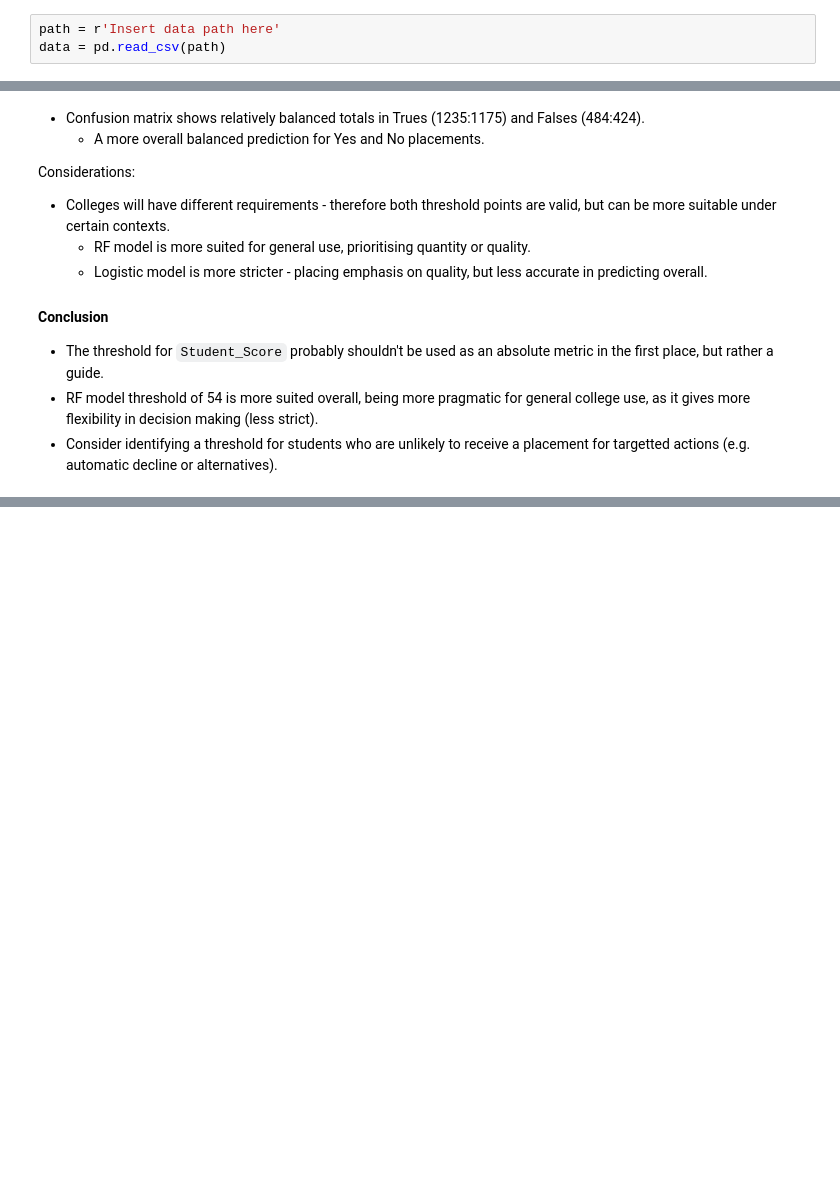
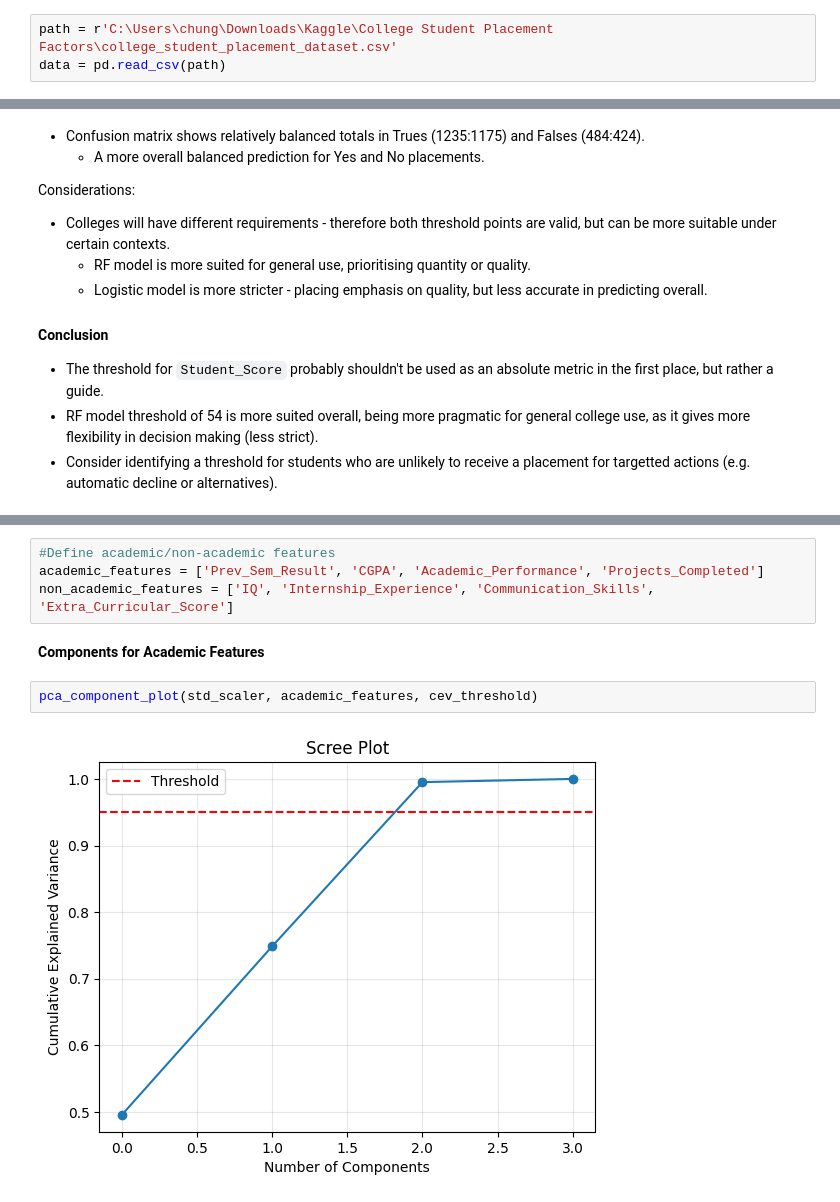
Before and after one commit to Chungj2000/DataAnalysis, a Jupyter notebook: Kaggle/College Student Placement Factors/Workbook.ipynb, the cells around one changed output, grey strips where cells are left out. Cells and saved outputs as stored; diff of their text form; blank space fills up the shorter version.

```diff
--- a/Kaggle/College Student Placement Factors/Workbook.ipynb
+++ b/Kaggle/College Student Placement Factors/Workbook.ipynb
@@ -32,7 +32,7 @@ warnings.filterwarnings("ignore", category=FutureWarning)
 # %% [markdown]
 ## Dataset ##
 # %%
-path = r'Insert data path here'
+path = r'C:\Users\chung\Downloads\Kaggle\College Student Placement Factors\college_student_placement_dataset.csv'
 data = pd.read_csv(path)
 # %%
 print(data.info())
@@ -1047,0 +1074,10 @@ Considerations:
+# %%
+#Define academic/non-academic features
+academic_features = ['Prev_Sem_Result', 'CGPA', 'Academic_Performance', 'Projects_Completed']
+non_academic_features = ['IQ', 'Internship_Experience', 'Communication_Skills', 'Extra_Curricular_Score']
+# %% [markdown]
+**Components for Academic Features**
+# %%
+pca_component_plot(std_scaler, academic_features, cev_threshold)
+# %% [output]
+[figure, added]
```
Also changed, not shown: parts of 6 cells of this notebook.
